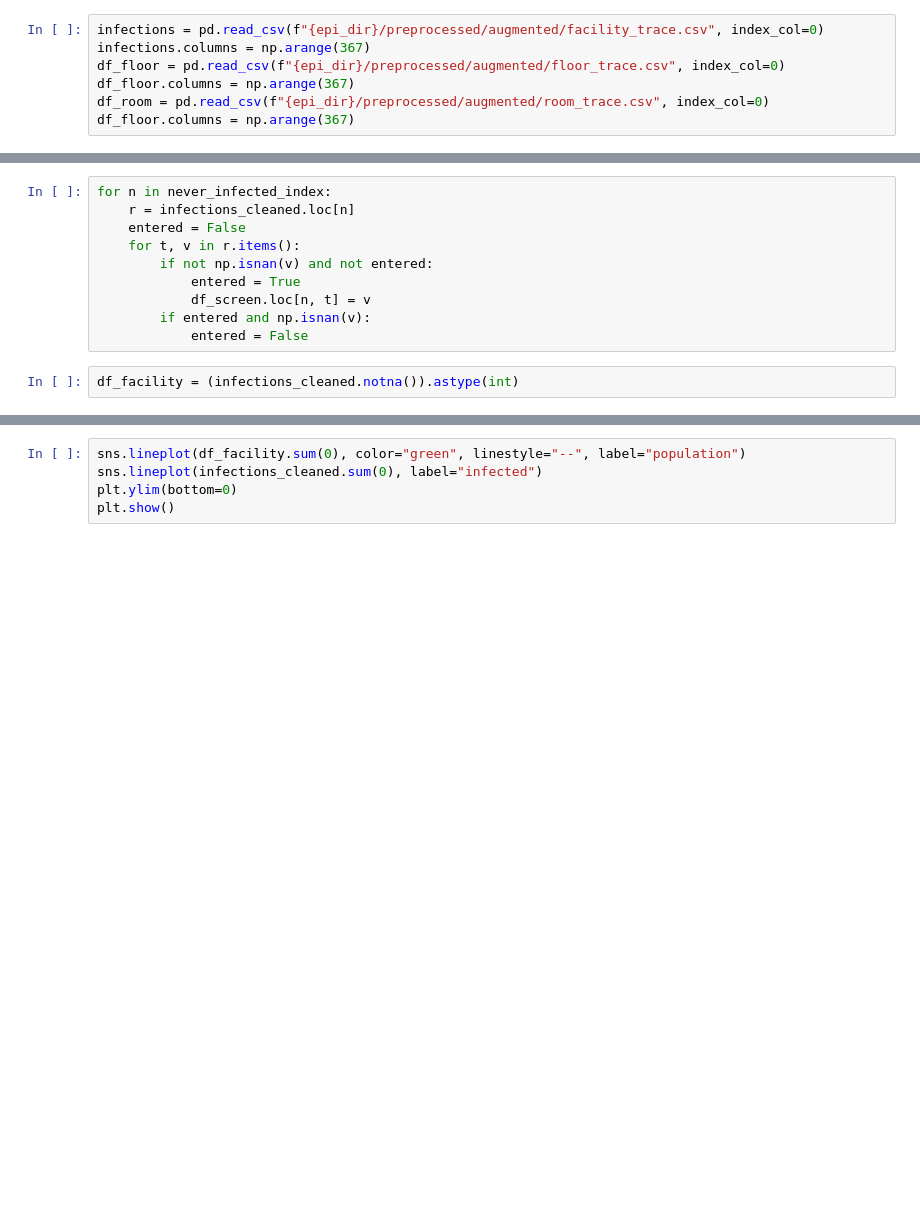
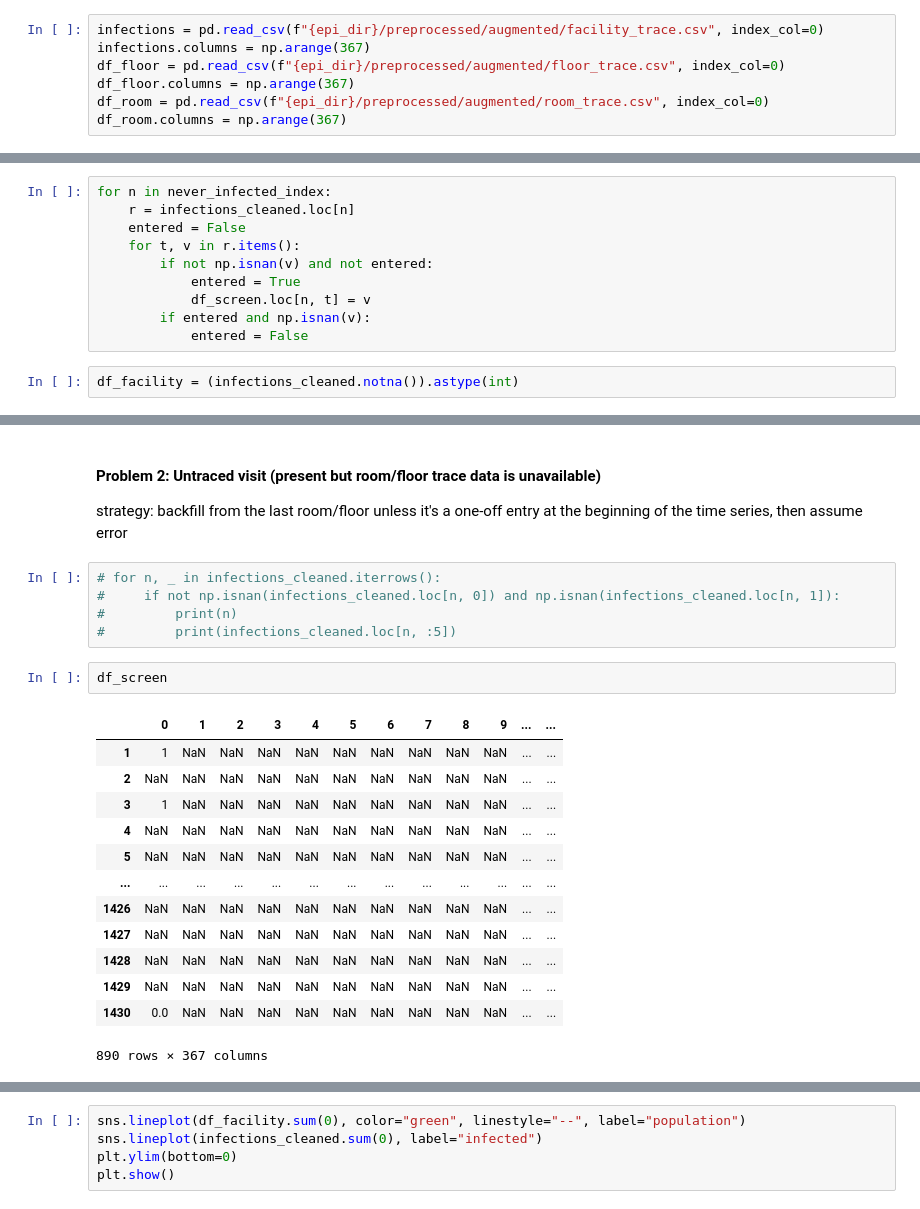
Before and after one commit to epibayes/np-epid, a Jupyter notebook: notebooks/crkp_preprocess.ipynb, the cells around one changed output, grey strips where cells are left out. Saved outputs shown, nothing was run; the diff lists cells and outputs as text; blank space fills up the shorter version.

```diff
--- a/notebooks/crkp_preprocess.ipynb
+++ b/notebooks/crkp_preprocess.ipynb
@@ -18,7 +18,7 @@ infections.columns = np.arange(367)
 df_floor = pd.read_csv(f"{epi_dir}/preprocessed/augmented/floor_trace.csv", index_col=0)
 df_floor.columns = np.arange(367)
 df_room = pd.read_csv(f"{epi_dir}/preprocessed/augmented/room_trace.csv", index_col=0)
-df_floor.columns = np.arange(367)
+df_room.columns = np.arange(367)
 # %%
 infections_cleaned = infections.copy()
 messy_indices = []
@@ -88,0 +108,26 @@ df_facility = (infections_cleaned.notna()).astype(int)
+# %% [markdown]
+#### Problem 2: Untraced visit (present but room/floor trace data is unavailable)
+
+strategy: backfill from the last room/floor
+unless it's a one-off entry at the beginning of the time series, then assume error
+# %%
+# for n, _ in infections_cleaned.iterrows():
+#     if not np.isnan(infections_cleaned.loc[n, 0]) and np.isnan(infections_cleaned.loc[n, 1]):
+#         print(n)
+#         print(infections_cleaned.loc[n, :5])
+# %%
+df_screen
+# %% [output]
+|  | 0 | 1 | 2 | 3 | 4 | 5 | 6 | 7 | 8 | 9 | ... | ... |
+| 1 | 1 | NaN | NaN | NaN | NaN | NaN | NaN | NaN | NaN | NaN | ... | ... |
+| 2 | NaN | NaN | NaN | NaN | NaN | NaN | NaN | NaN | NaN | NaN | ... | ... |
+| 3 | 1 | NaN | NaN | NaN | NaN | NaN | NaN | NaN | NaN | NaN | ... | ... |
+| 4 | NaN | NaN | NaN | NaN | NaN | NaN | NaN | NaN | NaN | NaN | ... | ... |
+| 5 | NaN | NaN | NaN | NaN | NaN | NaN | NaN | NaN | NaN | NaN | ... | ... |
+| ... | ... | ... | ... | ... | ... | ... | ... | ... | ... | ... | ... | ... |
+| 1426 | NaN | NaN | NaN | NaN | NaN | NaN | NaN | NaN | NaN | NaN | ... | ... |
+| 1427 | NaN | NaN | NaN | NaN | NaN | NaN | NaN | NaN | NaN | NaN | ... | ... |
+| 1428 | NaN | NaN | NaN | NaN | NaN | NaN | NaN | NaN | NaN | NaN | ... | ... |
+| 1429 | NaN | NaN | NaN | NaN | NaN | NaN | NaN | NaN | NaN | NaN | ... | ... |
+| 1430 | 0.0 | NaN | NaN | NaN | NaN | NaN | NaN | NaN | NaN | NaN | ... | ... |
+890 rows × 367 columns
```
Also changed, not shown: parts of 8 cells of this notebook, 8 other files.
